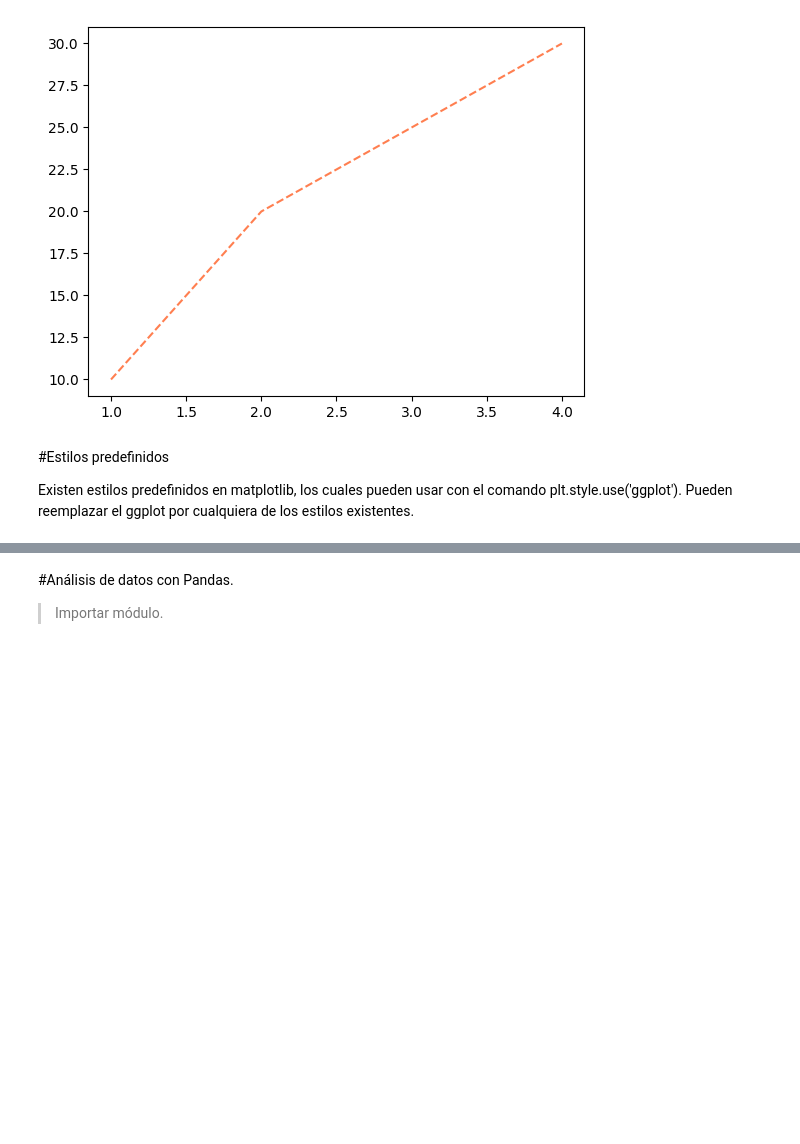
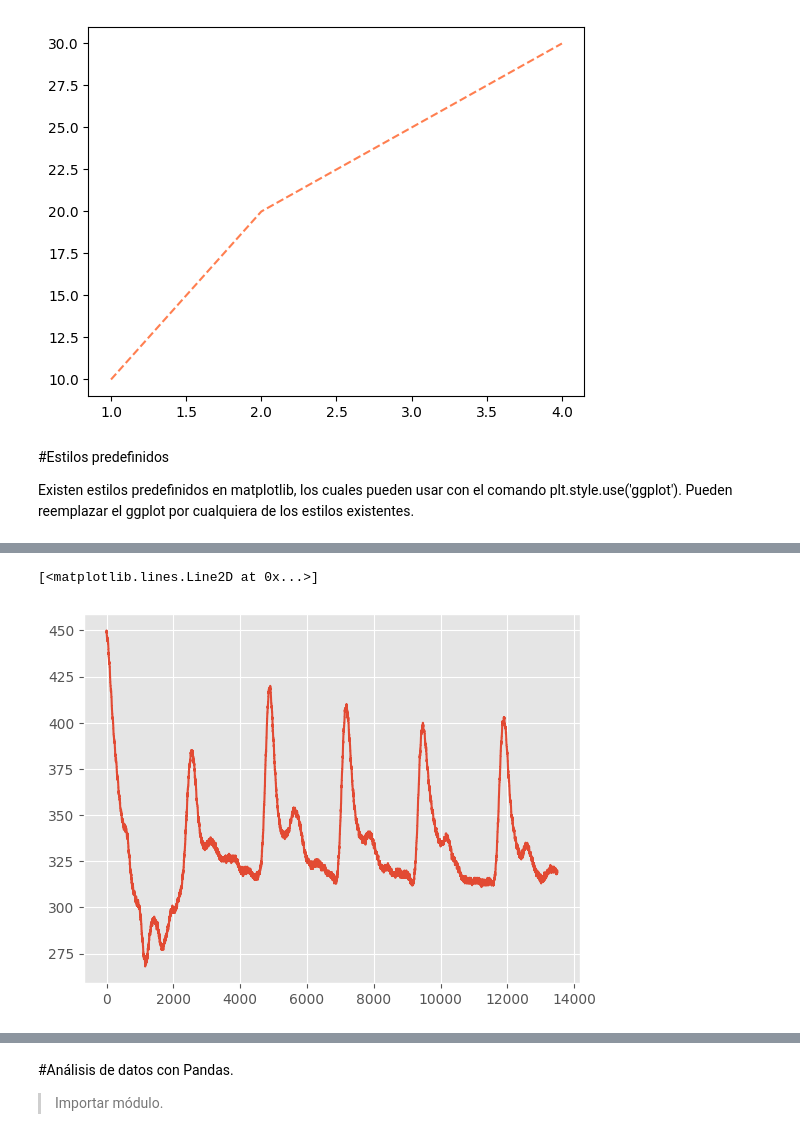
Before and after one commit to Vanessa0ne/Rails, a Jupyter notebook: Estructura_de_Control_phyton.ipynb, the cells around one changed output, grey strips where cells are left out. Cells and saved outputs as stored; diff of their text form; code cells hidden in the pictures; blank space fills up the shorter version.

```diff
--- a/Estructura_de_Control_phyton.ipynb
+++ b/Estructura_de_Control_phyton.ipynb
@@ -292,0 +334,13 @@ Existen estilos predefinidos en matplotlib, los cuales pueden usar con el comand
+# %%
+def importarArchivo(archivo):
+    with open(archivo, "r") as file:
+        valores = [int(fila) for fila in file.readlines()]
+        file.close()
+    return valores # Fixed indentation
+# %%
+sensor = importarArchivo("sensor.txt")
+# %%
+plt.plot(sensor)
+# %% [output]
+[<matplotlib.lines.Line2D at 0x...>]
+[figure, added]
```
Also changed, not shown: parts of 5 cells of this notebook.
